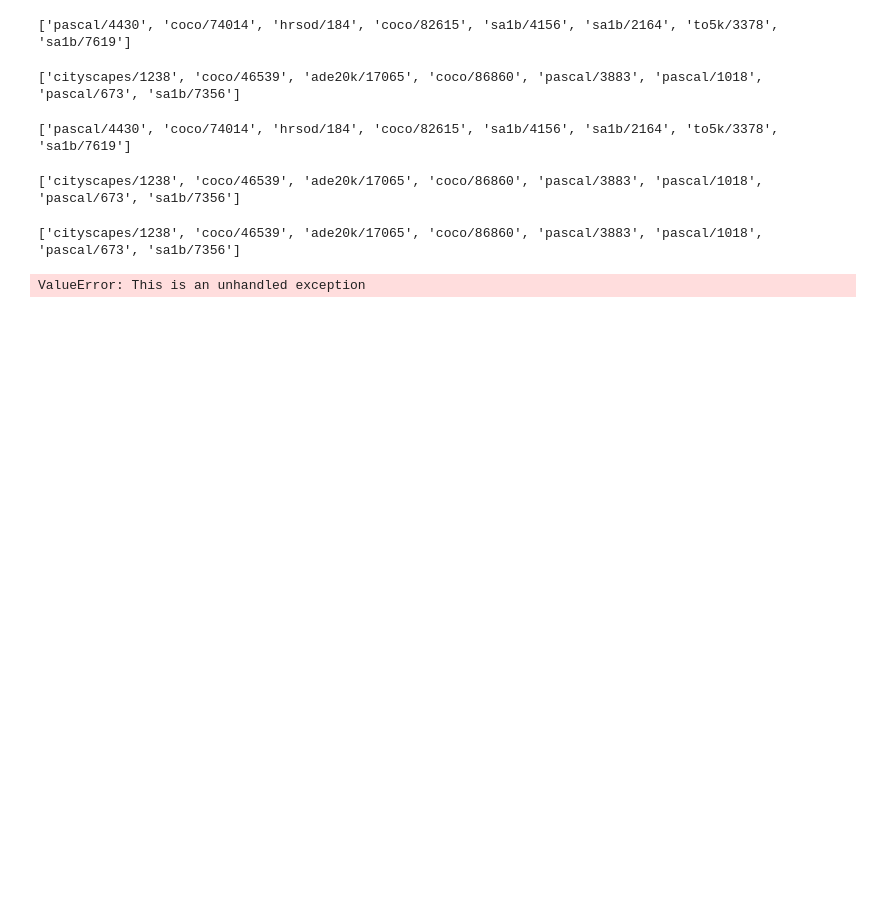
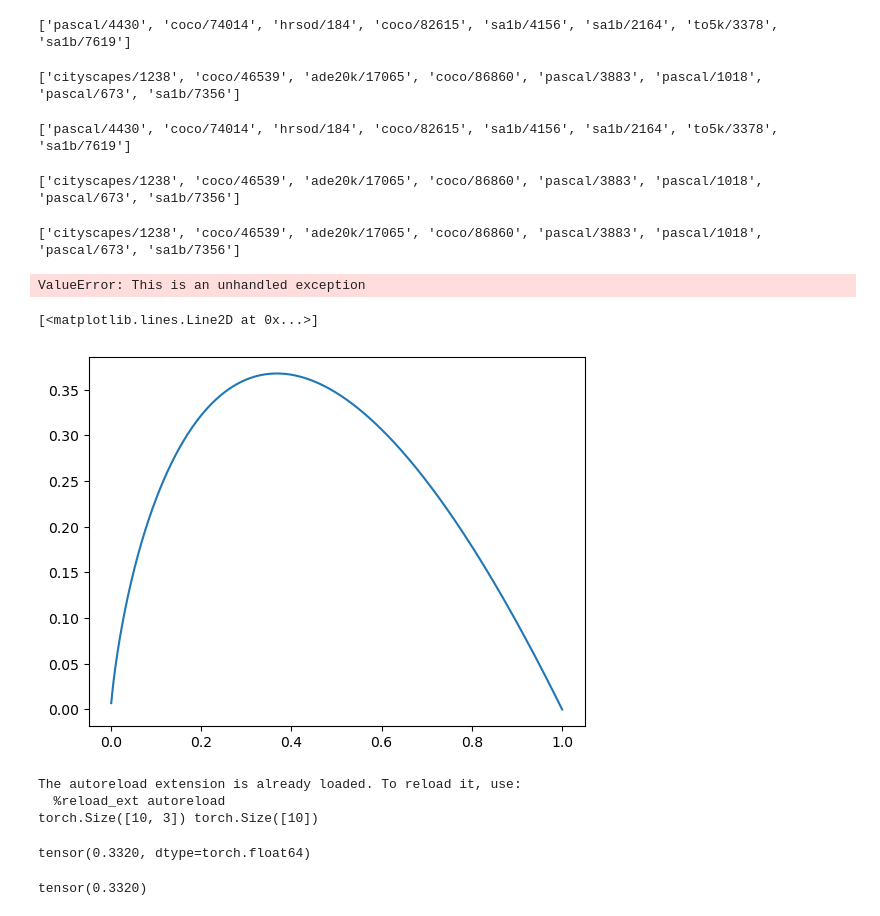
Before and after one commit to JakobLC/diffusion2, a Jupyter notebook: test_script.ipynb, the cells around one changed output. Saved outputs shown, nothing was run; the diff lists cells and outputs as text; code cells hidden in the pictures; blank space fills up the shorter version.

```diff
--- a/test_script.ipynb
+++ b/test_script.ipynb
@@ -1723,3 +1723,65 @@ f
 python train.py --model_name "weak[64];weak[128];logits[contweak];logits;logits[sam];logits[lr1]"
 python train.py --model_name "weak[64];weak[128];logits[contweak];logits;logits[sam];logits[lr1]" --mode cont
 f
+# %%
+
+t = np.linspace(0,1,1000)
+y = -t*np.log(t)
+plt.plot(t,y)
+# %% [output]
+[<matplotlib.lines.Line2D at 0x...>]
+[figure, added]
+# %%
+import torch
+%load_ext autoreload
+%autoreload 2
+import os,sys
+sys.path.append('./source/')
+from sam_and_eval import evaluate_sam, SavedSamples, SavedSamplesManager, DiffSamples
+import matplotlib.pyplot as plt
+from utils import shaprint
+import argparse
+import numpy as np
+from cont_gaussian_diffusion import AnalogBits
+def entropy_score_from_predx(predx,mean_reduce=True):
+    num_bits = predx.shape[1]
+    entropy = entropy_from_predx(predx,mean_reduce=False,as_onehot=False).sum(1)
+    coef = 1/np.log(2**num_bits)
+    entropy_score = 1-entropy*coef
+    if mean_reduce:
+        entropy_score = torch.mean(entropy_score)
+    return entropy_score
+
+def entropy_from_predx(predx,mean_reduce=True,as_onehot=False):
+    num_bits = predx.shape[1]
+    if as_onehot:
+        probs = AnalogBits(num_bits=num_bits).bit2prob(predx)
+    else:
+        probs = predx.unsqueeze(1)*0.5+0.5
+        #each number is a probability, so we must add the complementary probability
+        probs = torch.cat([probs,1-probs],axis=1)
+    entropy = -torch.sum(probs*torch.log(probs+1e-9),dim=1)
+    if mean_reduce:
+        entropy = torch.mean(entropy)
+    return entropy
+
+n = 10
+classes = 3
+a = torch.rand(n,classes)*2-1
+b = entropy_from_predx(a,False,as_onehot=False)
+c = entropy_from_predx(a,False,as_onehot=True)
+d = entropy_score_from_predx(a)
+
+print(b.shape,c.shape)
+# %% [output]
+The autoreload extension is already loaded. To reload it, use:
+  %reload_ext autoreload
+torch.Size([10, 3]) torch.Size([10])
+# %%
+(1-c/np.log(2**classes)).mean()
+# %% [output]
+tensor(0.3320, dtype=torch.float64)
+# %%
+d
+# %% [output]
+tensor(0.3320)
```
Also changed, not shown: parts of 2 cells of this notebook, 15 other files.
